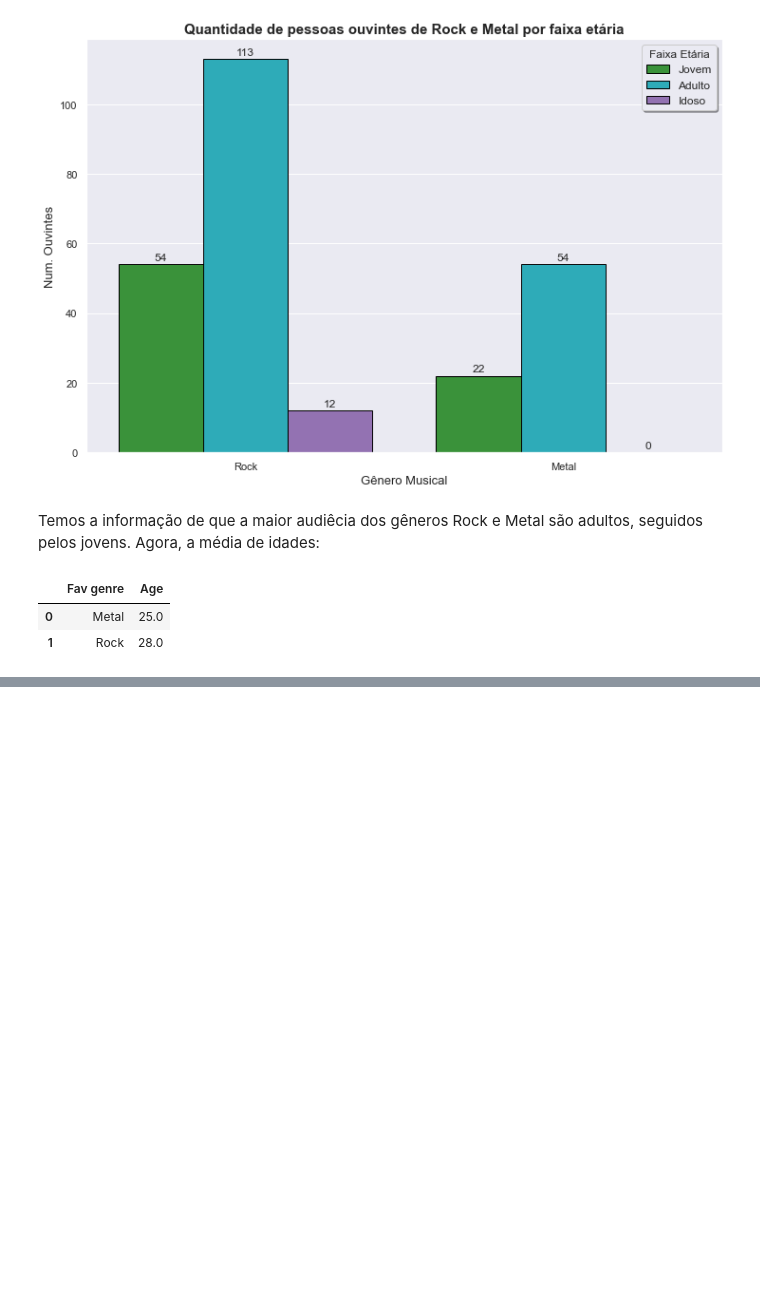
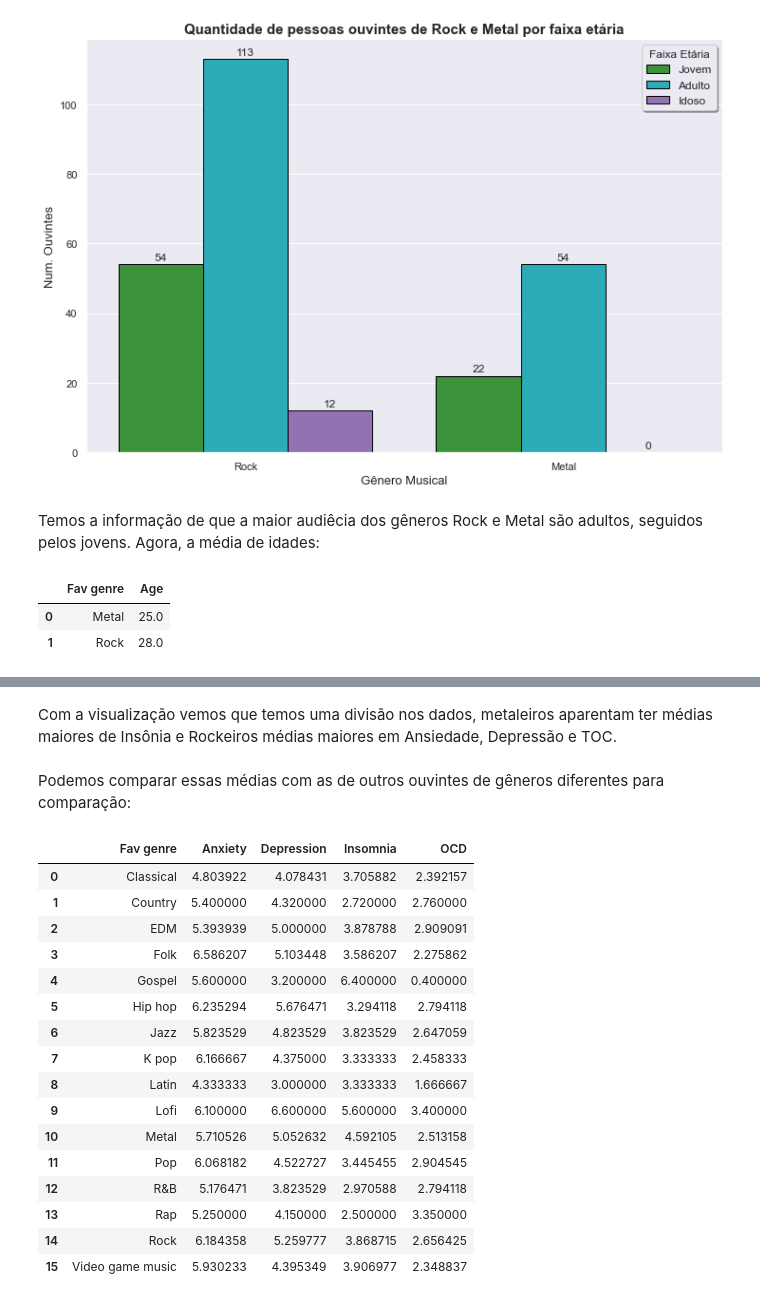
Before and after one commit to JoSEPHDev2022/Mental_Health_X_Music, a Jupyter notebook: analise_exp.ipynb, the cells around one changed output, grey strips where cells are left out. Drawn from its saved outputs; the diff is of its cells as text; code cells hidden in the pictures; blank space fills up the shorter version.

```diff
--- a/analise_exp.ipynb
+++ b/analise_exp.ipynb
@@ -874,0 +923,35 @@ mean_age
+# %% [markdown]
+Com a visualização vemos que temos uma divisão nos dados, metaleiros aparentam ter médias maiores de Insônia e Rockeiros médias maiores em Ansiedade, Depressão e TOC.
+# %% [markdown]
+Podemos comparar essas médias com as de outros ouvintes de gêneros diferentes para comparação:
+# %%
+# Selecionando médias:
+genres_means = data_clean.groupby('Fav genre', as_index=False)[
+    ['Anxiety', 'Depression', 'Insomnia', 'OCD']].mean()
+
+# Estilizando highlights:
+genres_means.style.highlight_max(
+    axis=0, props='background-color:red;',
+    subset=['Anxiety', 'Depression', 'Insomnia', 'OCD']
+).highlight_min(
+    axis=0, props='background-color:green;',
+    subset=['Anxiety', 'Depression', 'Insomnia', 'OCD']
+)
+# %% [output]
+|  | Fav genre | Anxiety | Depression | Insomnia | OCD |
+| 0 | Classical | 4.803922 | 4.078431 | 3.705882 | 2.392157 |
+| 1 | Country | 5.400000 | 4.320000 | 2.720000 | 2.760000 |
+| 2 | EDM | 5.393939 | 5.000000 | 3.878788 | 2.909091 |
+| 3 | Folk | 6.586207 | 5.103448 | 3.586207 | 2.275862 |
+| 4 | Gospel | 5.600000 | 3.200000 | 6.400000 | 0.400000 |
+| 5 | Hip hop | 6.235294 | 5.676471 | 3.294118 | 2.794118 |
+| 6 | Jazz | 5.823529 | 4.823529 | 3.823529 | 2.647059 |
+| 7 | K pop | 6.166667 | 4.375000 | 3.333333 | 2.458333 |
+| 8 | Latin | 4.333333 | 3.000000 | 3.333333 | 1.666667 |
+| 9 | Lofi | 6.100000 | 6.600000 | 5.600000 | 3.400000 |
+| 10 | Metal | 5.710526 | 5.052632 | 4.592105 | 2.513158 |
+| 11 | Pop | 6.068182 | 4.522727 | 3.445455 | 2.904545 |
+| 12 | R&B | 5.176471 | 3.823529 | 2.970588 | 2.794118 |
+| 13 | Rap | 5.250000 | 4.150000 | 2.500000 | 3.350000 |
+| 14 | Rock | 6.184358 | 5.259777 | 3.868715 | 2.656425 |
+| 15 | Video game music | 5.930233 | 4.395349 | 3.906977 | 2.348837 |
```
Also changed, not shown: parts of 7 cells of this notebook.
